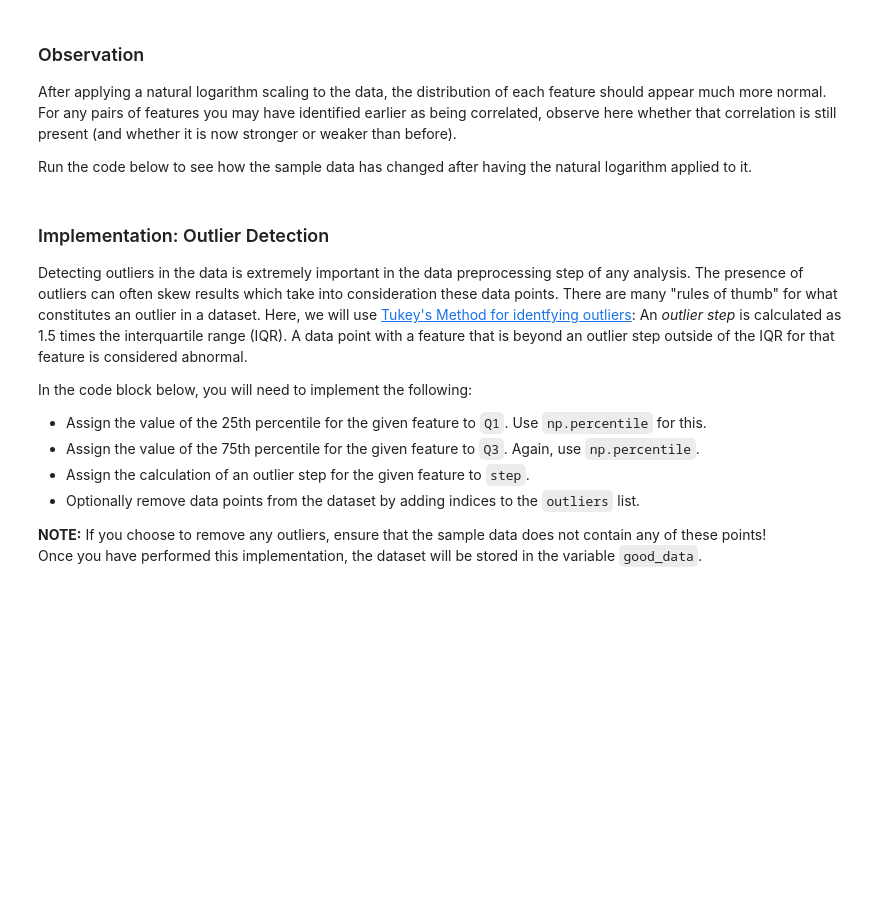
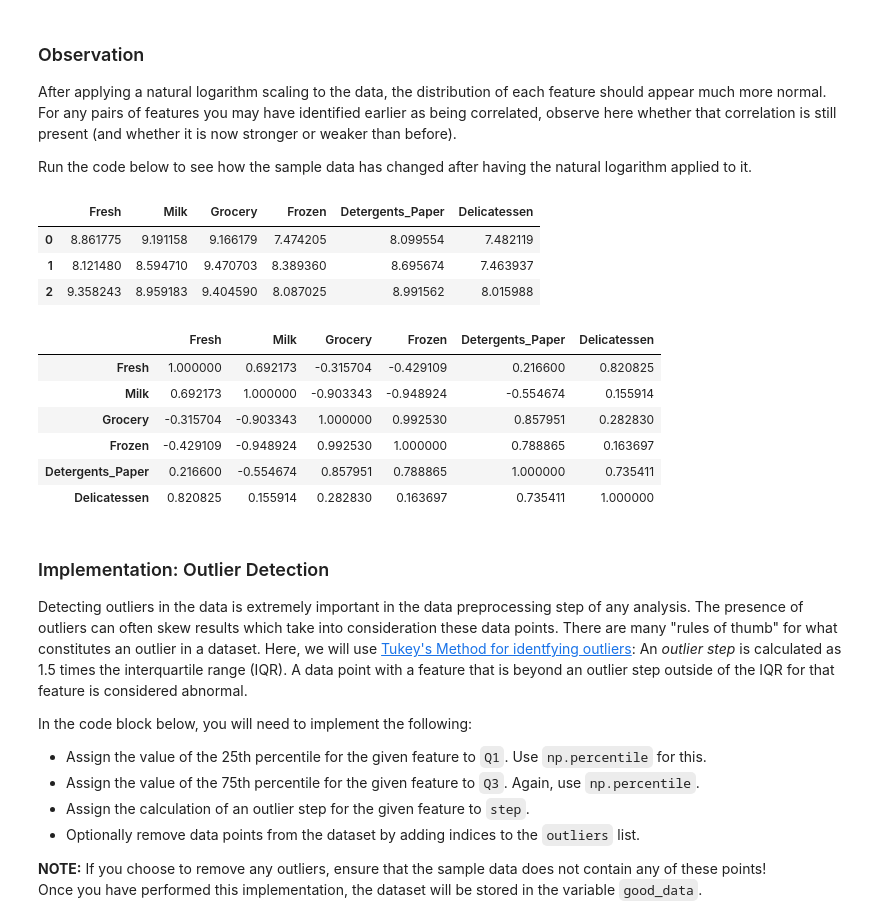
Before and after one commit to dgonzalez33/machine-learning, a Jupyter notebook: projects/customer_segments/customer_segments.ipynb, the cells around one changed output. Cells and saved outputs as stored; diff of their text form; code cells hidden in the pictures; blank space fills up the shorter version.

```diff
--- a/projects/customer_segments/customer_segments.ipynb
+++ b/projects/customer_segments/customer_segments.ipynb
@@ -168,6 +193,19 @@ Run the code below to see how the sample data has changed after having the natur
 # %%
 # Display the log-transformed sample data
 display(log_samples)
+log_samples.corr()
+# %% [output]
+|  | Fresh | Milk | Grocery | Frozen | Detergents_Paper | Delicatessen |
+| 0 | 8.861775 | 9.191158 | 9.166179 | 7.474205 | 8.099554 | 7.482119 |
+| 1 | 8.121480 | 8.594710 | 9.470703 | 8.389360 | 8.695674 | 7.463937 |
+| 2 | 9.358243 | 8.959183 | 9.404590 | 8.087025 | 8.991562 | 8.015988 |
+|  | Fresh | Milk | Grocery | Frozen | Detergents_Paper | Delicatessen |
+| Fresh | 1.000000 | 0.692173 | -0.315704 | -0.429109 | 0.216600 | 0.820825 |
+| Milk | 0.692173 | 1.000000 | -0.903343 | -0.948924 | -0.554674 | 0.155914 |
+| Grocery | -0.315704 | -0.903343 | 1.000000 | 0.992530 | 0.857951 | 0.282830 |
+| Frozen | -0.429109 | -0.948924 | 0.992530 | 1.000000 | 0.788865 | 0.163697 |
+| Detergents_Paper | 0.216600 | -0.554674 | 0.857951 | 0.788865 | 1.000000 | 0.735411 |
+| Delicatessen | 0.820825 | 0.155914 | 0.282830 | 0.163697 | 0.735411 | 1.000000 |
 # %% [markdown]
 ### Implementation: Outlier Detection
 Detecting outliers in the data is extremely important in the data preprocessing step of any analysis. The presence of outliers can often skew results which take into consideration these data points. There are many "rules of thumb" for what constitutes an outlier in a dataset. Here, we will use [Tukey's Method for identfying outliers](http://datapigtechnologies.com/blog/index.php/highlighting-outliers-in-your-data-with-the-tukey-method/): An *outlier step* is calculated as 1.5 times the interquartile range (IQR). A data point with a feature that is beyond an outlier step outside of the IQR for that feature is considered abnormal.
```
Also changed, not shown: parts of 13 cells of this notebook, 1 other file.
